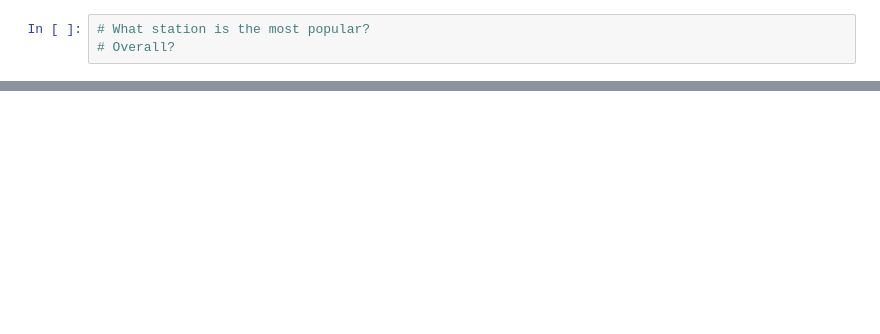
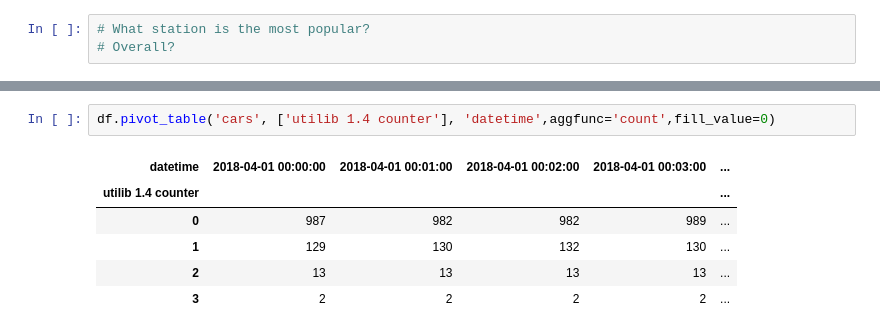
Before and after one commit to victoriousvictor42/cars, a Jupyter notebook: W4_python_IP.ipynb, the cells around one changed output, grey strips where cells are left out. Drawn from its saved outputs; the diff is of its cells as text; blank space fills up the shorter version.

```diff
--- a/W4_python_IP.ipynb
+++ b/W4_python_IP.ipynb
@@ -274,0 +284,9 @@ KeyError: ignored
+# %%
+df.pivot_table('cars', ['utilib 1.4 counter'], 'datetime',aggfunc='count',fill_value=0)
+# %% [output]
+| datetime | 2018-04-01 00:00:00 | 2018-04-01 00:01:00 | 2018-04-01 00:02:00 | 2018-04-01 00:03:00 | ... |
+| utilib 1.4 counter |  |  |  |  | ... |
+| 0 | 987 | 982 | 982 | 989 | ... |
+| 1 | 129 | 130 | 132 | 130 | ... |
+| 2 | 13 | 13 | 13 | 13 | ... |
+| 3 | 2 | 2 | 2 | 2 | ... |
```
Also changed, not shown: parts of 10 cells of this notebook.
